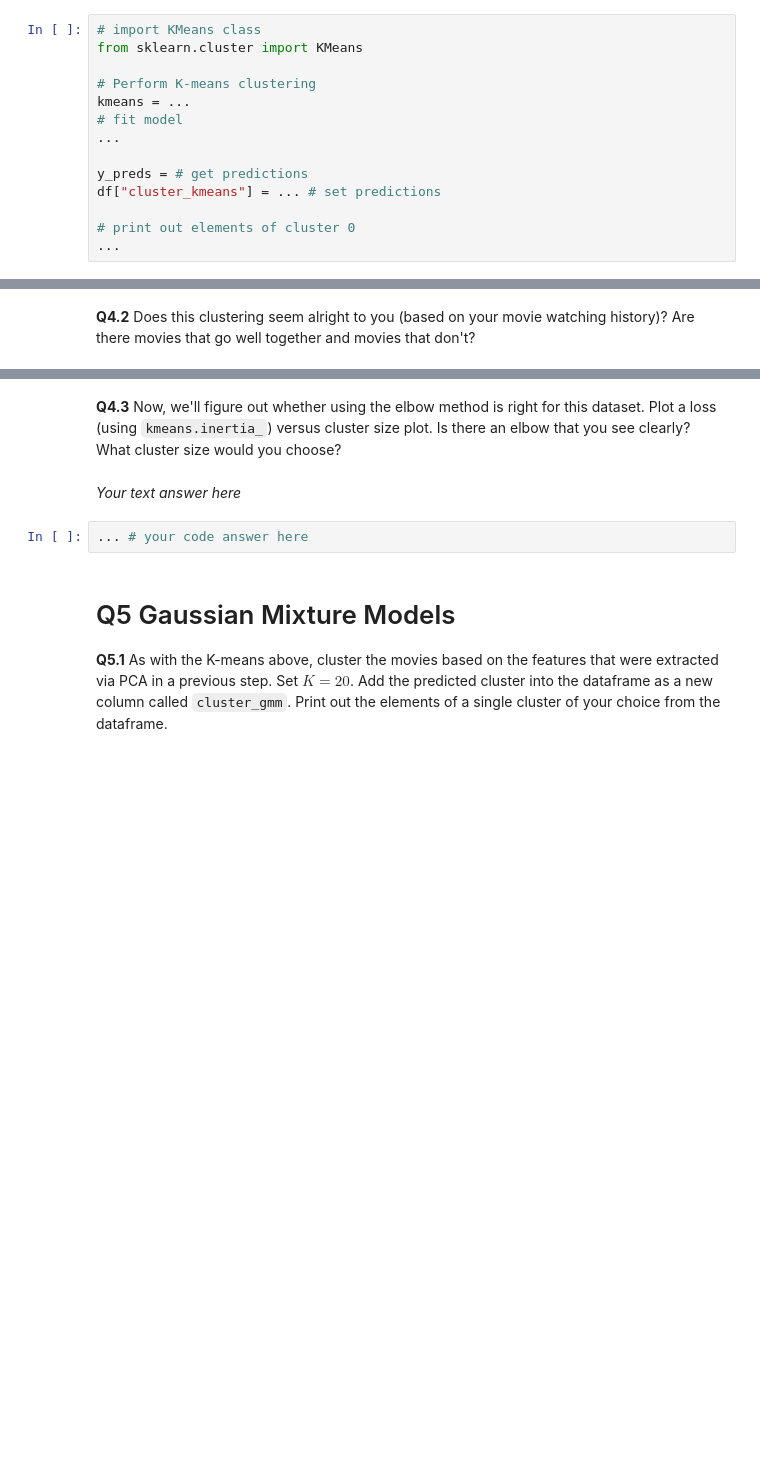
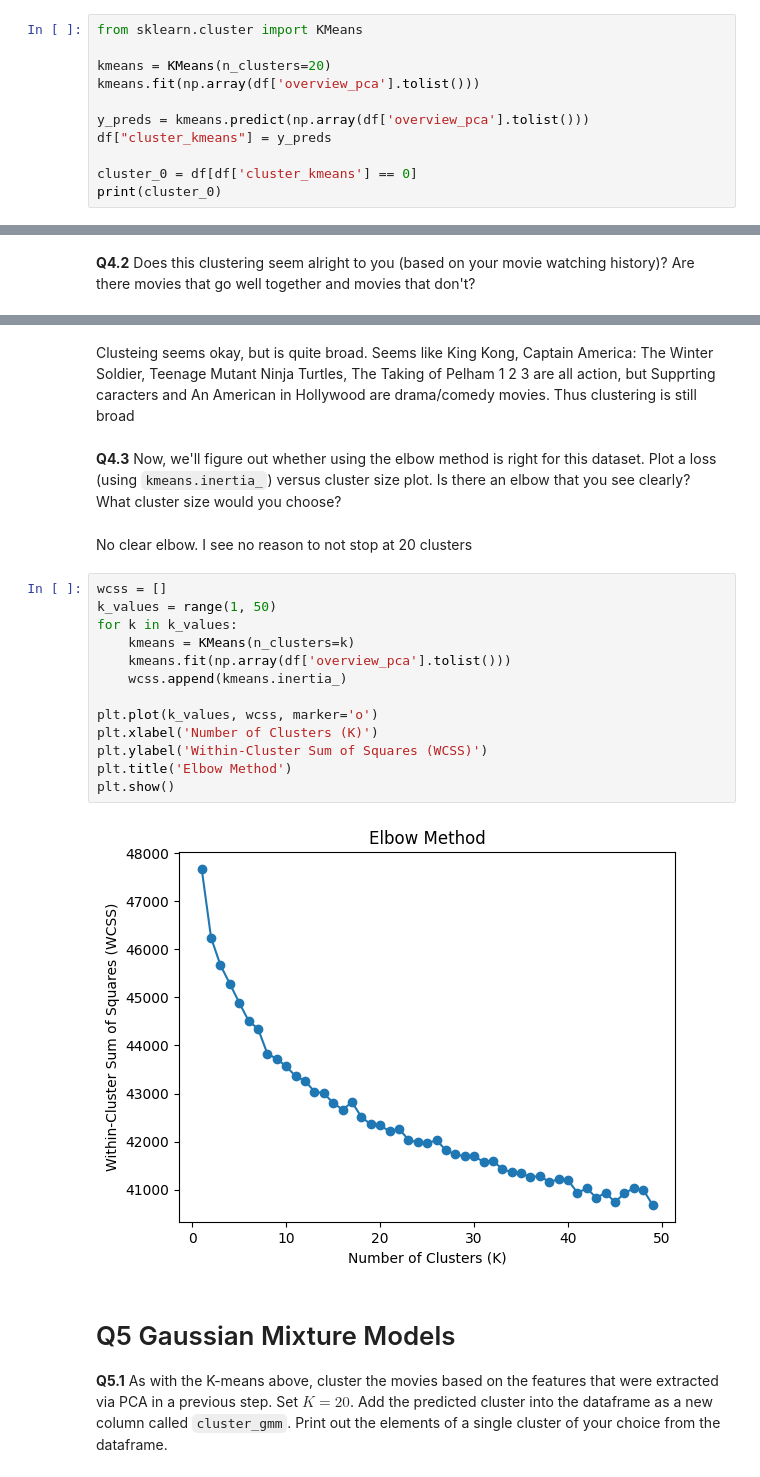
Before and after one commit to jcvdm01/machine-and-deep-learning, a Jupyter notebook: Week 3/TMDL_2024_25_Assignment_3,_Qs_only.ipynb, the cells around one changed output, grey strips where cells are left out. Saved outputs shown, nothing was run; the diff lists cells and outputs as text; blank space fills up the shorter version.

```diff
--- a/Week 3/TMDL_2024_25_Assignment_3,_Qs_only.ipynb
+++ b/Week 3/TMDL_2024_25_Assignment_3,_Qs_only.ipynb
@@ -232,17 +364,14 @@ df["overview_pca"] = ...
 # Q4 K-Means Clustering
 
 **Q4.1** Cluster the movies based on the features that were extracted via PCA in the last step. Set $K=20$. Add the predicted cluster into the dataframe as a new column called `cluster_kmeans`. Print out the elements of cluster number 0 from the dataframe.
-# %%
-# import KMeans class
-from sklearn.cluster import KMeans
-
-# Perform K-means clustering
-kmeans = ...
-# fit model
-...
-
-y_preds = # get predictions
-df["cluster_kmeans"] = ... # set predictions
-
-# print out elements of cluster 0
-...
+# %%
+from sklearn.cluster import KMeans
+
+kmeans = KMeans(n_clusters=20)
+kmeans.fit(np.array(df['overview_pca'].tolist()))
+
+y_preds = kmeans.predict(np.array(df['overview_pca'].tolist()))
+df["cluster_kmeans"] = y_preds
+
+cluster_0 = df[df['cluster_kmeans'] == 0]
+print(cluster_0)
@@ -253,9 +403,24 @@ df["cluster_kmeans"] = ... # set predictions
+# %% [markdown]
+Clusteing seems okay, but is quite broad. Seems like King Kong, Captain America: The Winter Soldier, Teenage Mutant Ninja Turtles, The Taking of Pelham 1 2 3 are all action, but Supprting caracters and An American in Hollywood are drama/comedy movies. Thus clustering is still broad
 # %% [markdown]
 **Q4.3** Now, we'll figure out whether using the elbow method is right for this dataset. Plot a loss (using `kmeans.inertia_`) versus cluster size plot. Is there an elbow that you see clearly? What cluster size would you choose?
-# %% [markdown]
-*Your text answer here*
-# %%
-... # your code answer here
+# %% [markdown]
+No clear elbow. I see no reason to not stop at 20 clusters
+# %%
+wcss = []
+k_values = range(1, 50)
+for k in k_values:
+    kmeans = KMeans(n_clusters=k)
+    kmeans.fit(np.array(df['overview_pca'].tolist()))
+    wcss.append(kmeans.inertia_)
+
+plt.plot(k_values, wcss, marker='o')
+plt.xlabel('Number of Clusters (K)')
+plt.ylabel('Within-Cluster Sum of Squares (WCSS)')
+plt.title('Elbow Method')
+plt.show()
+# %% [output]
+[figure, added]
 # %% [markdown]
 # Q5 Gaussian Mixture Models
 
```
Also changed, not shown: parts of 35 cells of this notebook.
